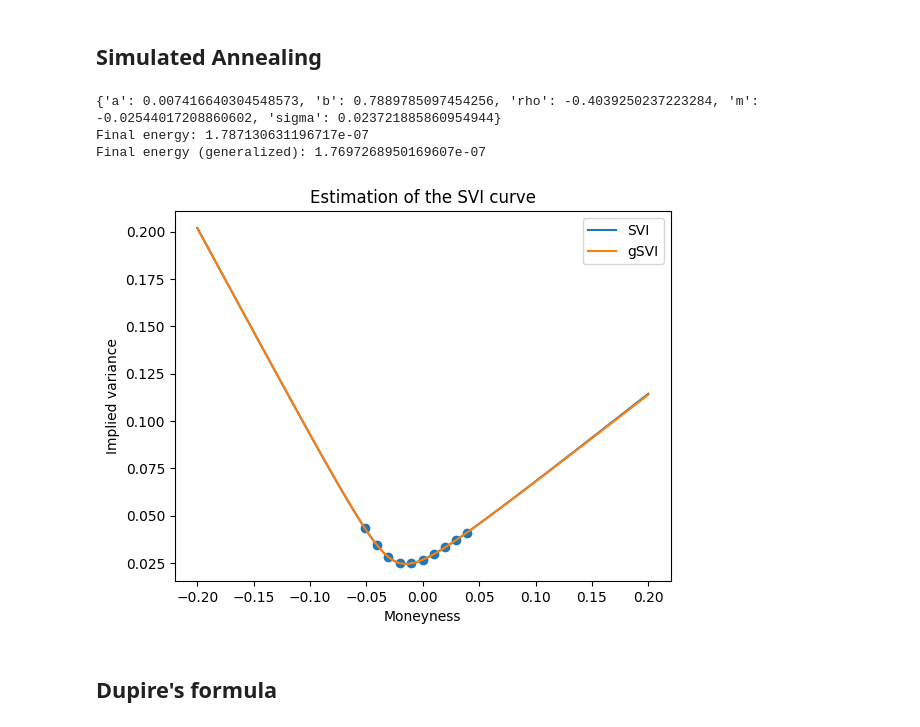
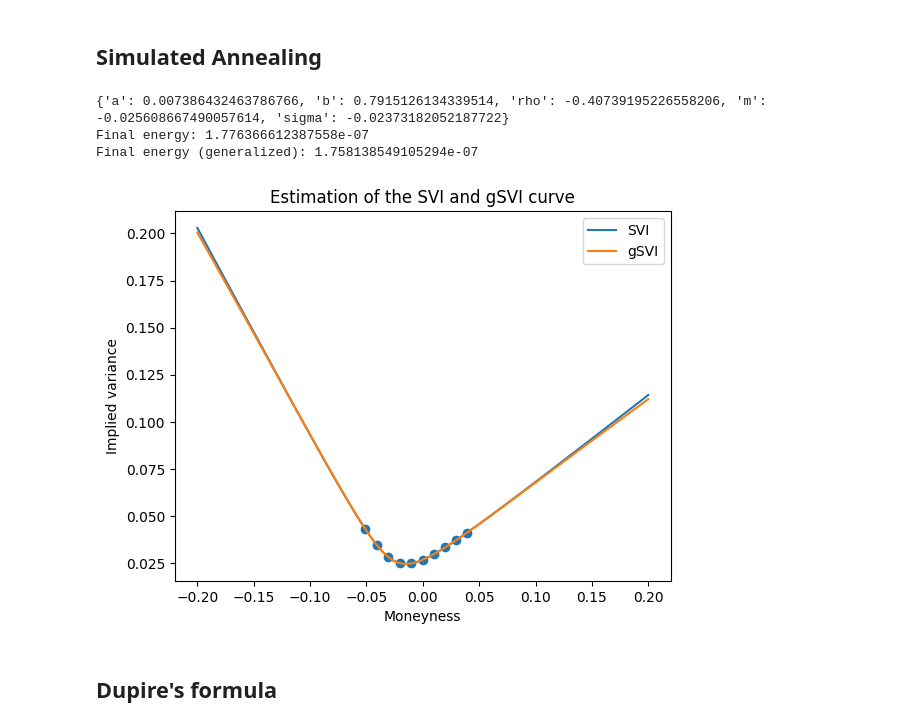
Before and after one commit to Sammas41/Model-Calibration-Project, a Jupyter notebook: JupyterNotebook.ipynb, the cells around one changed output. Cells and saved outputs as stored; diff of their text form; code cells hidden in the pictures.

```diff
--- a/JupyterNotebook.ipynb
+++ b/JupyterNotebook.ipynb
@@ -257,37 +253,37 @@ def compute_energy(func, x_data, parameters, y_data):
 
 # Fit the implied variance which is more regular, to get the volatilities
 # then just do sqrt(implied_variance)
 implied_variance = [v**2 for v in implied_volatilites]
 
 # If set to True it runs the optimization algorithm, if set to False
 # use the optimal parameters found previously
 if False:
     best_par = simulated_annealing(SVI_func, log_moneyness, implied_variance, 10, 2E6)
     generalized_best_par = simulated_annealing(gSVI_func, log_moneyness, implied_variance, 10, 2E6)
 else:
     best_par = {'a': 0.007386432463786766, 'b': 0.7915126134339514, 'rho': -0.40739195226558206, 'm': -0.025608667490057614, 'sigma': -0.02373182052187722}
     generalized_best_par = {'a': 0.00652490563018189, 'b': 0.8134782389338896, 'rho': -0.41070426262973697, 'm': -0.02592370814631364, 'sigma': 0.024283975676713476, 'beta': 1.2028620109261117}
 
 # Print and plot the results
 print(best_par)
 print(f'Final energy: {compute_energy(SVI_func, log_moneyness, best_par, implied_variance)}')
 print(f'Final energy (generalized): {compute_energy(gSVI_func, log_moneyness, generalized_best_par, implied_variance)}')
 
 x_axis = np.linspace(-0.2, 0.2, 100)
 
 fig, ax = plt.subplots()
-ax.set_title("Estimation of the SVI curve")
+ax.set_title("Estimation of the SVI and gSVI curve")
 ax.set_xlabel("Moneyness")
 ax.set_ylabel("Implied variance")
 ax.plot(x_axis, SVI_func(x_axis, best_par))
 ax.plot(x_axis, gSVI_func(x_axis, generalized_best_par))
 ax.scatter(log_moneyness, implied_variance)
 ax.legend(["SVI", "gSVI"])
 plt.show()
 # %% [output]
-{'a': 0.007416640304548573, 'b': 0.7889785097454256, 'rho': -0.4039250237223284, 'm': -0.02544017208860602, 'sigma': 0.023721885860954944}
-Final energy: 1.787130631196717e-07
-Final energy (generalized): 1.7697268950169607e-07
+{'a': 0.007386432463786766, 'b': 0.7915126134339514, 'rho': -0.40739195226558206, 'm': -0.025608667490057614, 'sigma': -0.02373182052187722}
+Final energy: 1.776366612387558e-07
+Final energy (generalized): 1.758138549105294e-07
-[figure, old version]
+[figure, new version]
 # %% [markdown]
 ## Dupire's formula
```
Also changed, not shown: parts of 14 cells of this notebook.
